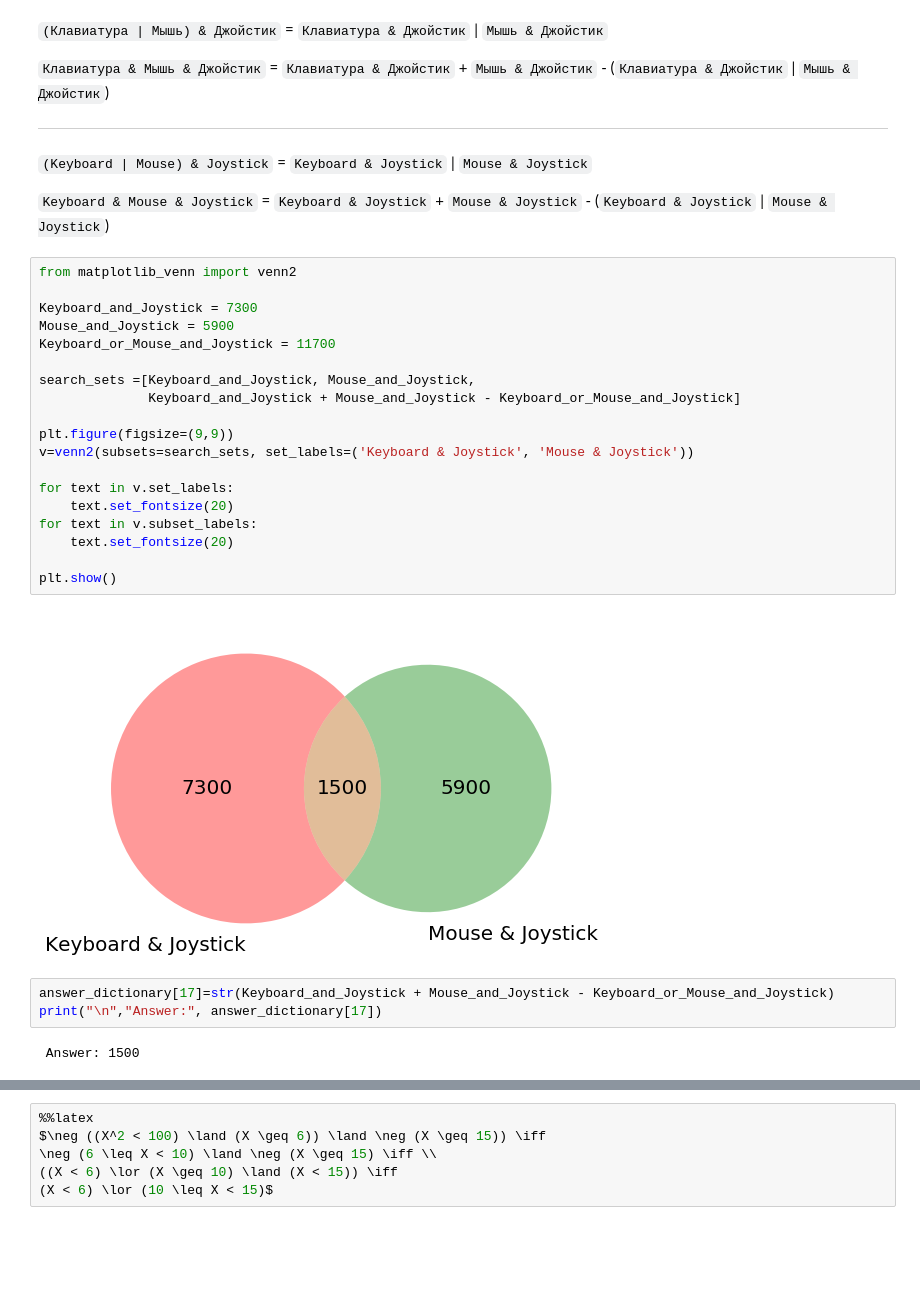
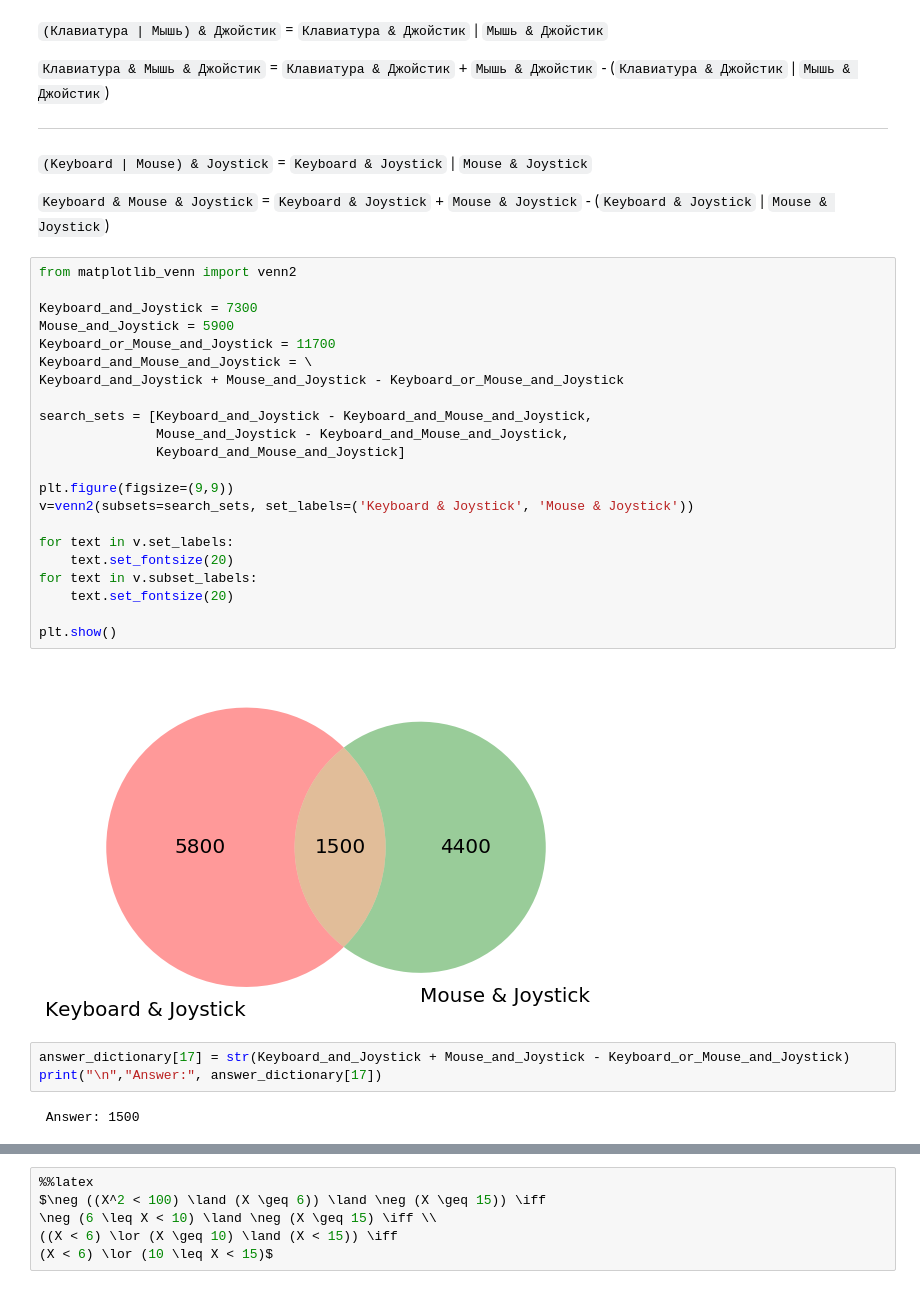
Before and after one commit to OlgaBelitskaya/it_20172018, a Jupyter notebook: 2017_Variant4.ipynb, the cells around one changed output, grey strips where cells are left out. Drawn from its saved outputs; the diff is of its cells as text; blank space fills up the shorter version.

```diff
--- a/2017_Variant4.ipynb
+++ b/2017_Variant4.ipynb
@@ -1133,26 +1149,29 @@ It is assumed that all queries were executed almost simultaneously so that the s
 # %%
 from matplotlib_venn import venn2
 
 Keyboard_and_Joystick = 7300
 Mouse_and_Joystick = 5900
 Keyboard_or_Mouse_and_Joystick = 11700
+Keyboard_and_Mouse_and_Joystick = \
+Keyboard_and_Joystick + Mouse_and_Joystick - Keyboard_or_Mouse_and_Joystick
 
-search_sets =[Keyboard_and_Joystick, Mouse_and_Joystick,
-              Keyboard_and_Joystick + Mouse_and_Joystick - Keyboard_or_Mouse_and_Joystick]
+search_sets = [Keyboard_and_Joystick - Keyboard_and_Mouse_and_Joystick,
+               Mouse_and_Joystick - Keyboard_and_Mouse_and_Joystick,
+               Keyboard_and_Mouse_and_Joystick]
 
 plt.figure(figsize=(9,9))
 v=venn2(subsets=search_sets, set_labels=('Keyboard & Joystick', 'Mouse & Joystick'))
 
 for text in v.set_labels:
     text.set_fontsize(20)
 for text in v.subset_labels:
     text.set_fontsize(20)
 
 plt.show()
 # %% [output]
-[figure, old version]
+[figure, new version]
 # %%
-answer_dictionary[17]=str(Keyboard_and_Joystick + Mouse_and_Joystick - Keyboard_or_Mouse_and_Joystick)
+answer_dictionary[17] = str(Keyboard_and_Joystick + Mouse_and_Joystick - Keyboard_or_Mouse_and_Joystick)
 print("\n","Answer:", answer_dictionary[17])
 # %% [output]
  Answer: 1500
```
Also changed, not shown: parts of 3 cells of this notebook, 1 other file.
